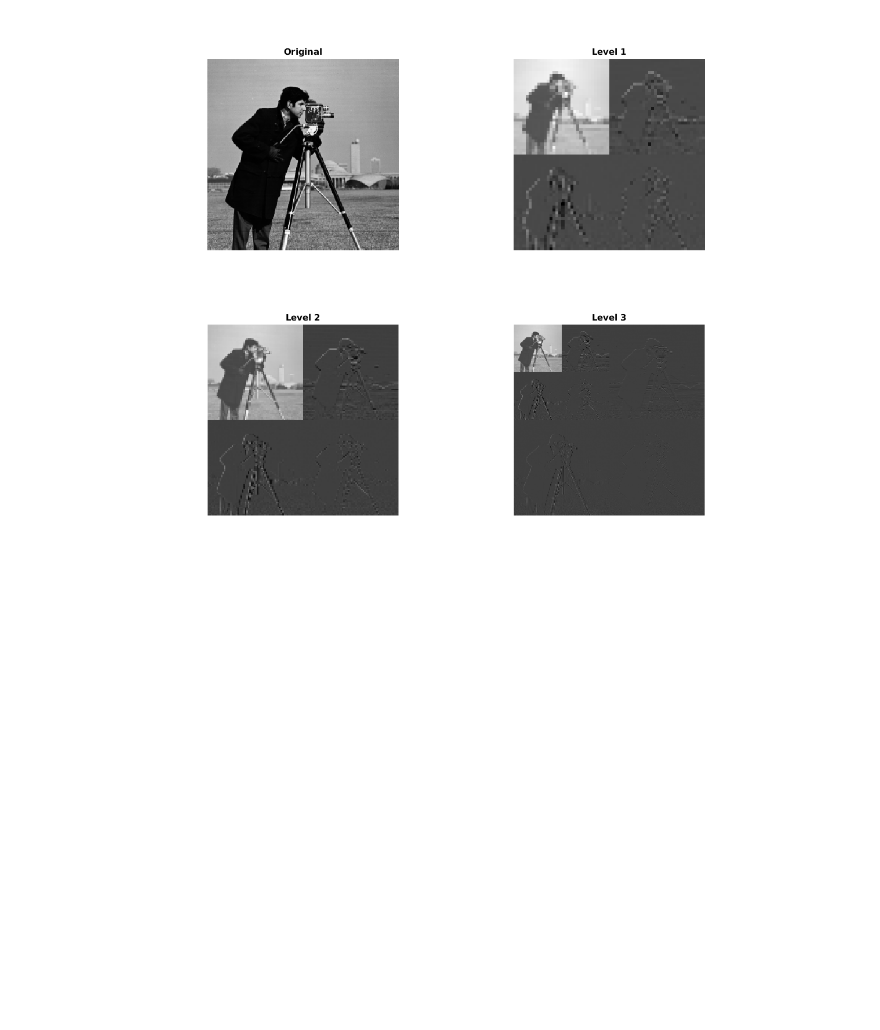
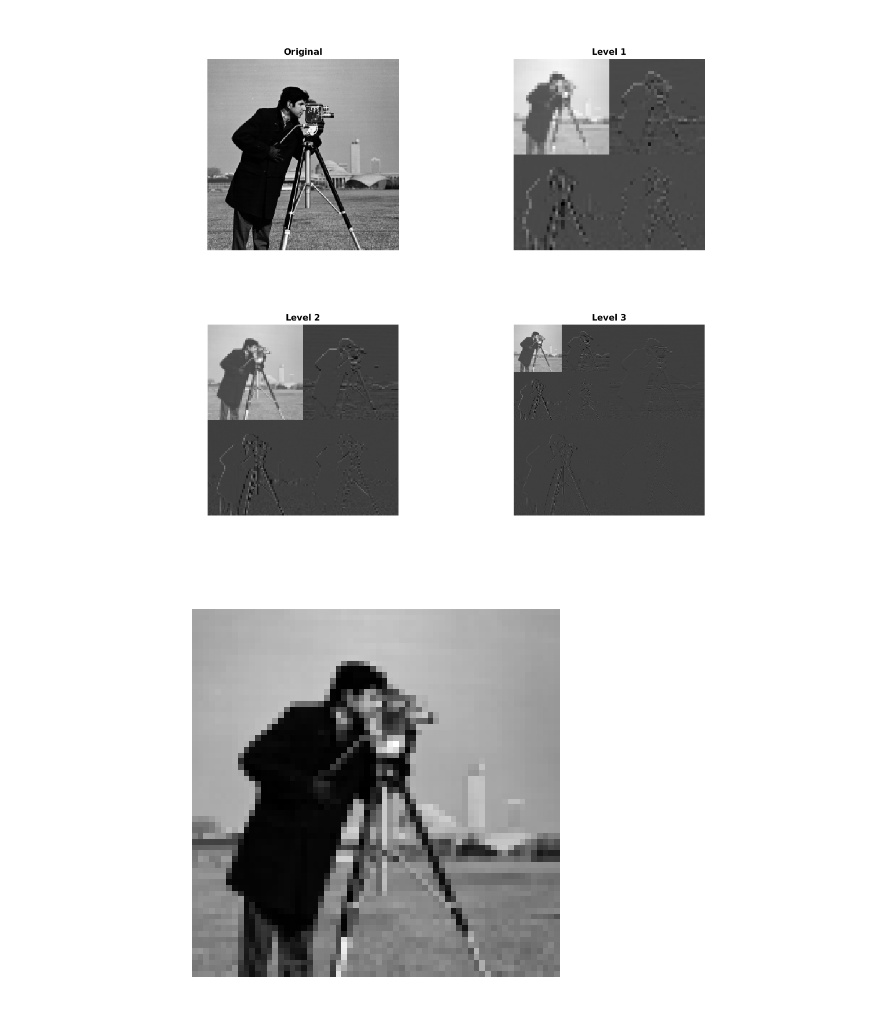
Before and after one commit to dzackgarza/Notes, a Jupyter notebook: Untitled Folder/Untitled.ipynb, the cells around one changed output. Saved outputs shown, nothing was run; the diff lists cells and outputs as text; code cells hidden in the pictures.

```diff
--- a/Untitled Folder/Untitled.ipynb
+++ b/Untitled Folder/Untitled.ipynb
@@ -38,10 +38,12 @@ imshow(A3, []);
 title('Level 3');
 # %% [output]
 [figure]
+# %%
+threeFromTwo = idwt2(LL3, LH3, HL3, HH3, 'haar');
+imshow(threeFromTwo, [], 'InitialMagnification', 1000);
+imwrite(idwt2(LL2, LH2, HL2, HH2, 'haar'), 'cameraman_A1.png');
+# %% [output]
+[figure, added]
 # %%
-hFig = figure(1);
-set(hFig, 'Position', [0 0 1000 1200])
 threeFromTwo = idwt2(LL3, LH3, HL3, HH3, 'haar');
-imshow(threeFromTwo, 'InitialMagnification', 10);
+imshow(threeFromTwo, [], 'InitialMagnification', 1000);
-# %% [output]
-[figure, removed]
```
